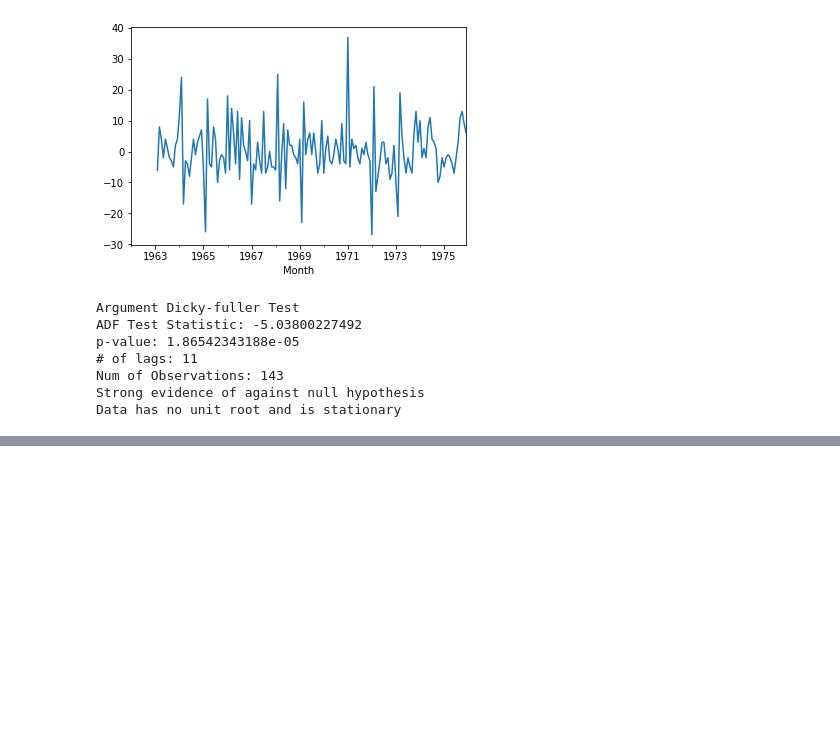
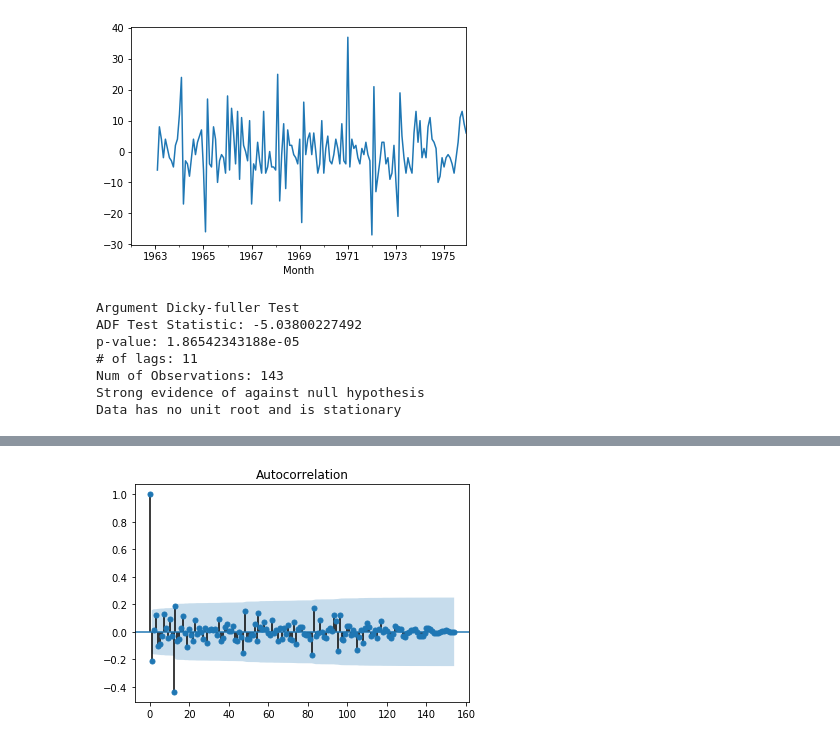
Before and after one commit to willianbriotto/ds-finance, a Jupyter notebook: ds-finance-course.ipynb, the cells around one changed output, grey strips where cells are left out. Cells and saved outputs as stored; diff of their text form; code cells hidden in the pictures; blank space fills up the shorter version.

```diff
--- a/ds-finance-course.ipynb
+++ b/ds-finance-course.ipynb
@@ -245,0 +254,4 @@ Data has no unit root and is stationary
+# %%
+fig_seasonal_first = plot_acf(df_milk['Seasonal First Difference'].dropna())
+# %% [output]
+[figure, added]
```
Also changed, not shown: parts of 5 cells of this notebook.
